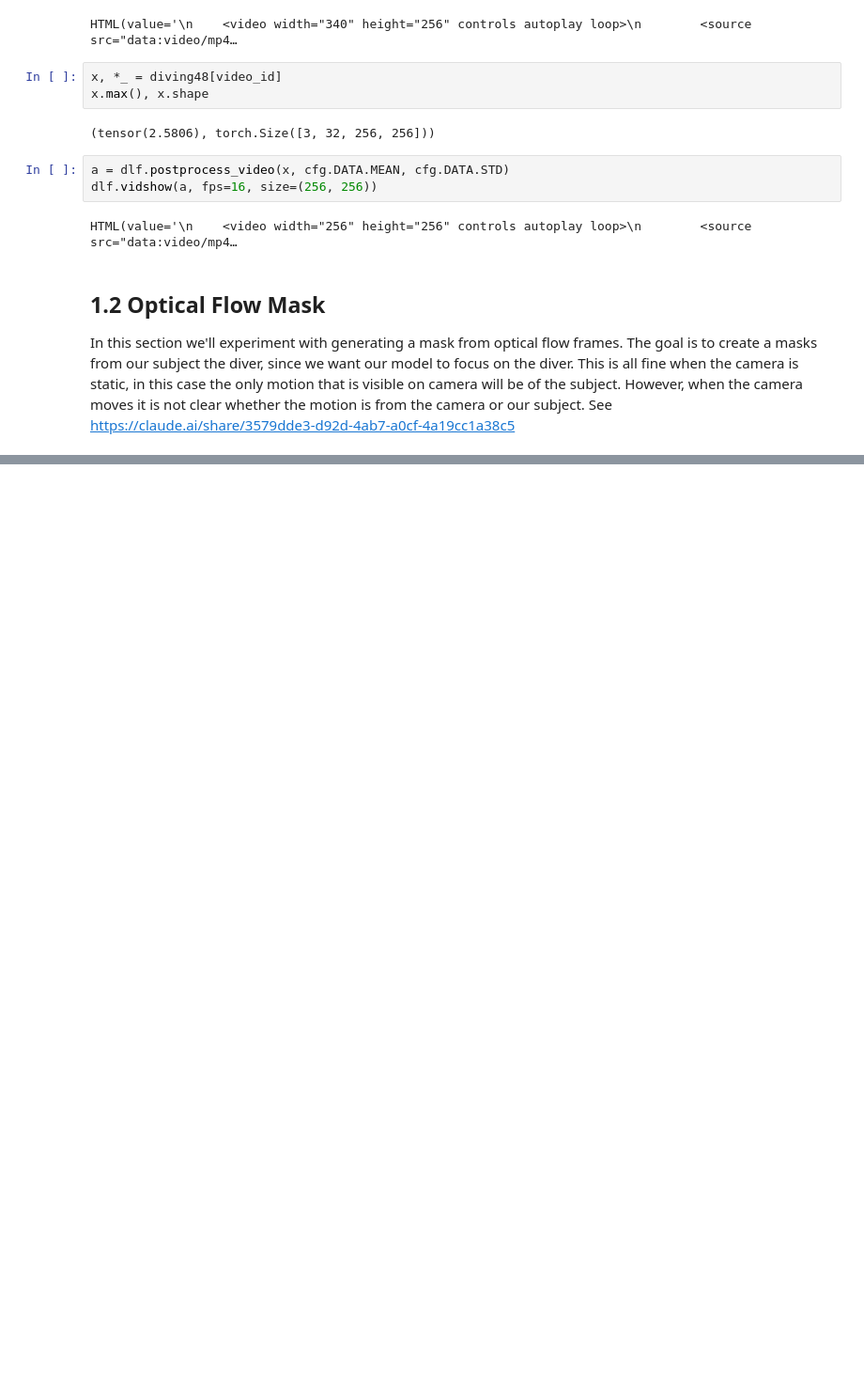
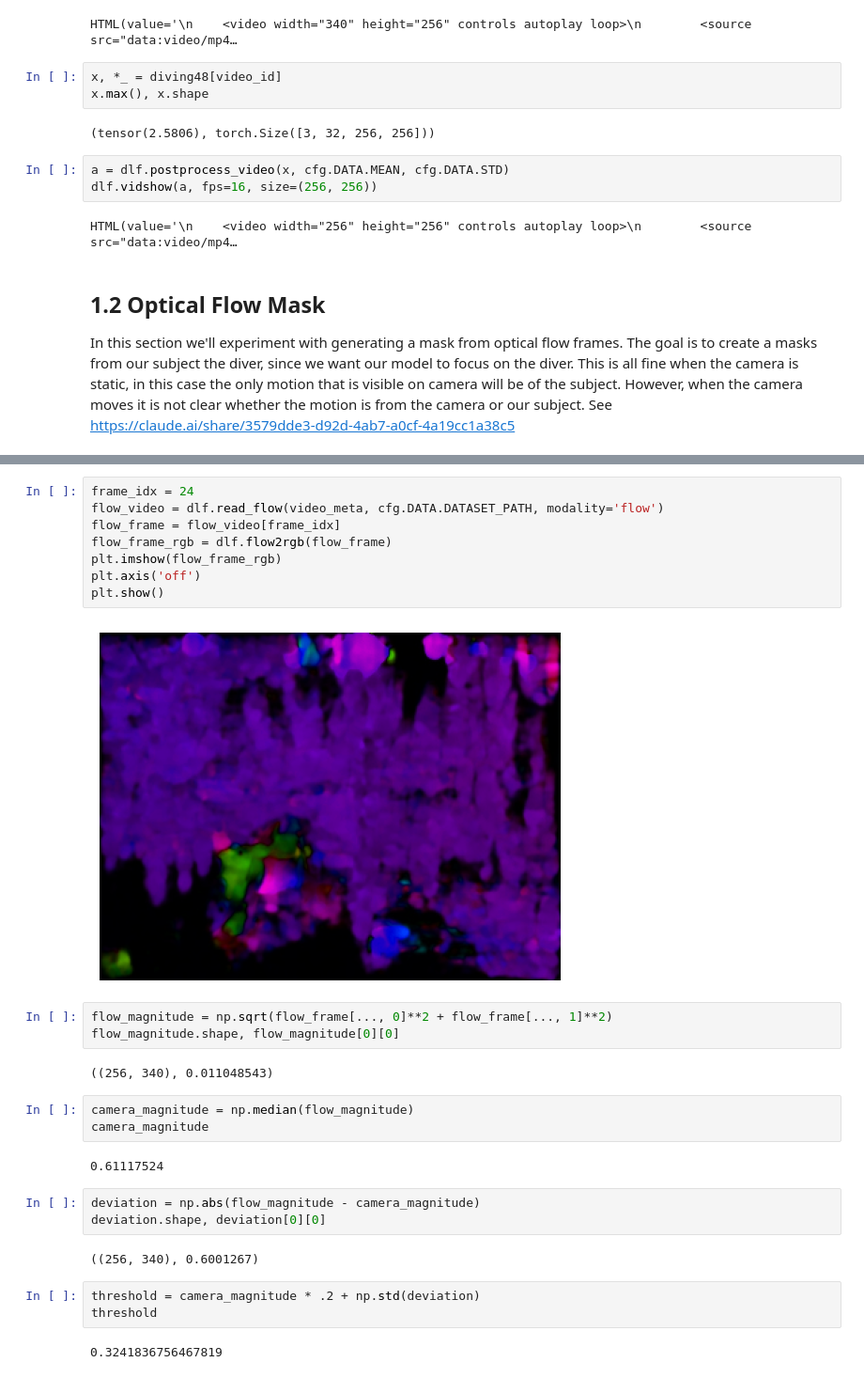
Before and after one commit to sirTomasson/diveslowlearnfast, a Jupyter notebook: notebooks/OGL.ipynb, the cells around one changed output, grey strips where cells are left out. Shown at 94% size. Saved outputs shown, nothing was run; the diff lists cells and outputs as text; blank space fills up the shorter version.

```diff
--- a/notebooks/OGL.ipynb
+++ b/notebooks/OGL.ipynb
@@ -134,0 +159,30 @@ In this section we'll experiment with generating a mask from optical flow frames
+# %%
+frame_idx = 24
+flow_video = dlf.read_flow(video_meta, cfg.DATA.DATASET_PATH, modality='flow')
+flow_frame = flow_video[frame_idx]
+flow_frame_rgb = dlf.flow2rgb(flow_frame)
+plt.imshow(flow_frame_rgb)
+plt.axis('off')
+plt.show()
+# %% [output]
+[figure, added]
+# %%
+flow_magnitude = np.sqrt(flow_frame[..., 0]**2 + flow_frame[..., 1]**2)
+flow_magnitude.shape, flow_magnitude[0][0]
+# %% [output]
+((256, 340), 0.011048543)
+# %%
+camera_magnitude = np.median(flow_magnitude)
+camera_magnitude
+# %% [output]
+0.61117524
+# %%
+deviation = np.abs(flow_magnitude - camera_magnitude)
+deviation.shape, deviation[0][0]
+# %% [output]
+((256, 340), 0.6001267)
+# %%
+threshold = camera_magnitude * .2 + np.std(deviation)
+threshold
+# %% [output]
+0.3241836756467819
```
Also changed, not shown: parts of 63 cells of this notebook, 4 other files.
